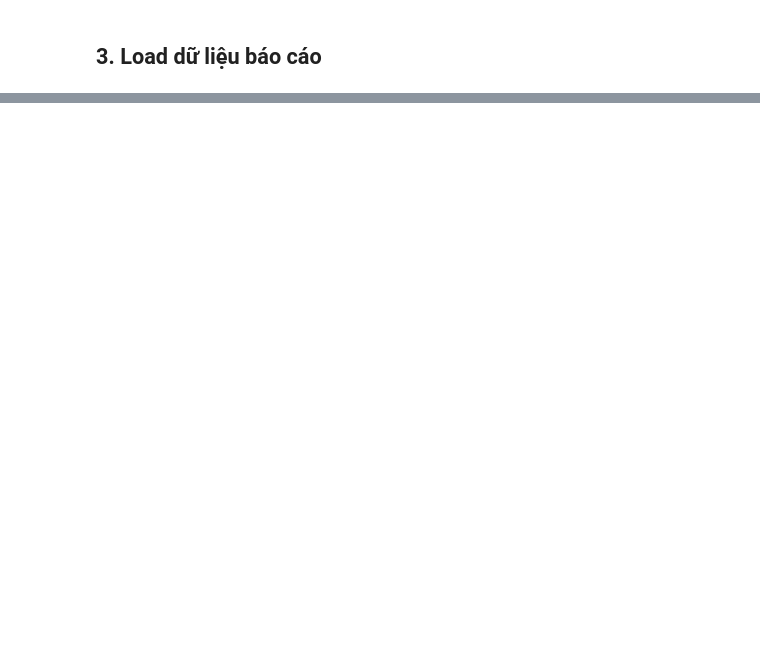
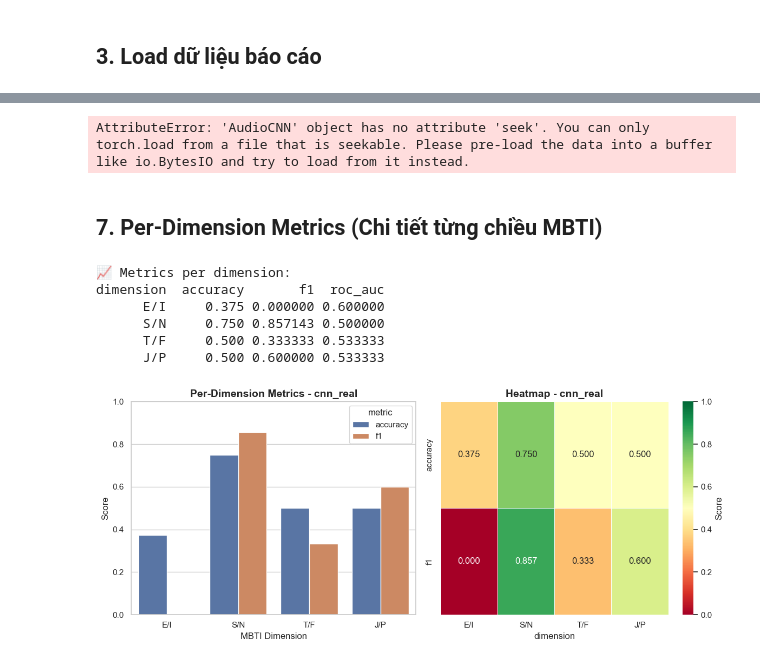
Before and after one commit to Nerduckk/Audio2MBTI, a Jupyter notebook: ai/cnn_report.ipynb, the cells around one changed output, grey strips where cells are left out. Cells and saved outputs as stored; diff of their text form; code cells hidden in the pictures; blank space fills up the shorter version.

```diff
--- a/ai/cnn_report.ipynb
+++ b/ai/cnn_report.ipynb
@@ -87,0 +258,61 @@ plt.show()
+# %%
+# Load test data và model để evaluate
+test_split = np.load(str(output_dir / 'test_split.npz'))
+X_test = test_split['X_test']
+y_test = test_split['y_test']
+
+config = load_cnn_config(str(PROJECT_ROOT / 'config' / 'cnn_config.yaml'))
+evaluator = ModelEvaluator(config)
+model = evaluator.load_model(str(output_dir / 'audio_cnn.pt'))
+
+# Tính metrics
+metrics = evaluator.evaluate(model, X_test, y_test)
+
+# Save metrics
+metrics_path = PROJECT_ROOT / 'outputs' / f'{RUN_NAME}_metrics.json'
+metrics_path.parent.mkdir(parents=True, exist_ok=True)
+with open(metrics_path, 'w') as f:
+    json.dump(metrics, f, indent=2)
+
+print("📊 Test Set Evaluation:")
+print(f"  • Samples: {len(X_test)}")
+print(f"  • Overall Dimension Accuracy: {metrics['overall_dimension_accuracy']:.4f}")
+print(f"  • Overall Dimension F1: {metrics['overall_dimension_f1']:.4f}")
+print(f"  • Full Type Accuracy: {metrics['full_type_accuracy']:.4f}")
+# %% [output]
+AttributeError: 'AudioCNN' object has no attribute 'seek'. You can only torch.load from a file that is seekable. Please pre-load the data into a buffer like io.BytesIO and try to load from it instead.
+# %% [markdown]
+## 7. Per-Dimension Metrics (Chi tiết từng chiều MBTI)
+# %%
+metrics_df = pd.DataFrame(metrics['dimensions']).T.reset_index().rename(columns={'index': 'dimension'})
+print("\n📈 Metrics per dimension:")
+print(metrics_df.to_string(index=False))
+print()
+
+# Visualize
+plot_df = metrics_df.melt(id_vars='dimension', value_vars=['accuracy', 'f1'], var_name='metric', value_name='value')
+fig, axes = plt.subplots(1, 2, figsize=(12, 5))
+
+# Bar chart
+sns.barplot(data=plot_df, x='dimension', y='value', hue='metric', ax=axes[0])
+axes[0].set_ylim(0, 1)
+axes[0].set_title(f'Per-Dimension Metrics - {RUN_NAME}', fontsize=14, fontweight='bold')
+axes[0].set_ylabel('Score', fontsize=12)
+axes[0].set_xlabel('MBTI Dimension', fontsize=12)
+
+# Heatmap
+pivot_df = metrics_df.set_index('dimension')[['accuracy', 'f1']]
+sns.heatmap(pivot_df.T, annot=True, fmt='.3f', cmap='RdYlGn', vmin=0, vmax=1,
+            cbar_kws={'label': 'Score'}, ax=axes[1], linewidths=0.5)
+axes[1].set_title(f'Heatmap - {RUN_NAME}', fontsize=14, fontweight='bold')
+
+plt.tight_layout()
+plt.show()
+# %% [output]
+📈 Metrics per dimension:
+dimension  accuracy       f1  roc_auc
+      E/I     0.375 0.000000 0.600000
+      S/N     0.750 0.857143 0.500000
+      T/F     0.500 0.333333 0.533333
+      J/P     0.500 0.600000 0.533333
+[figure, added]
```
Also changed, not shown: parts of 21 cells of this notebook, 36 other files.
